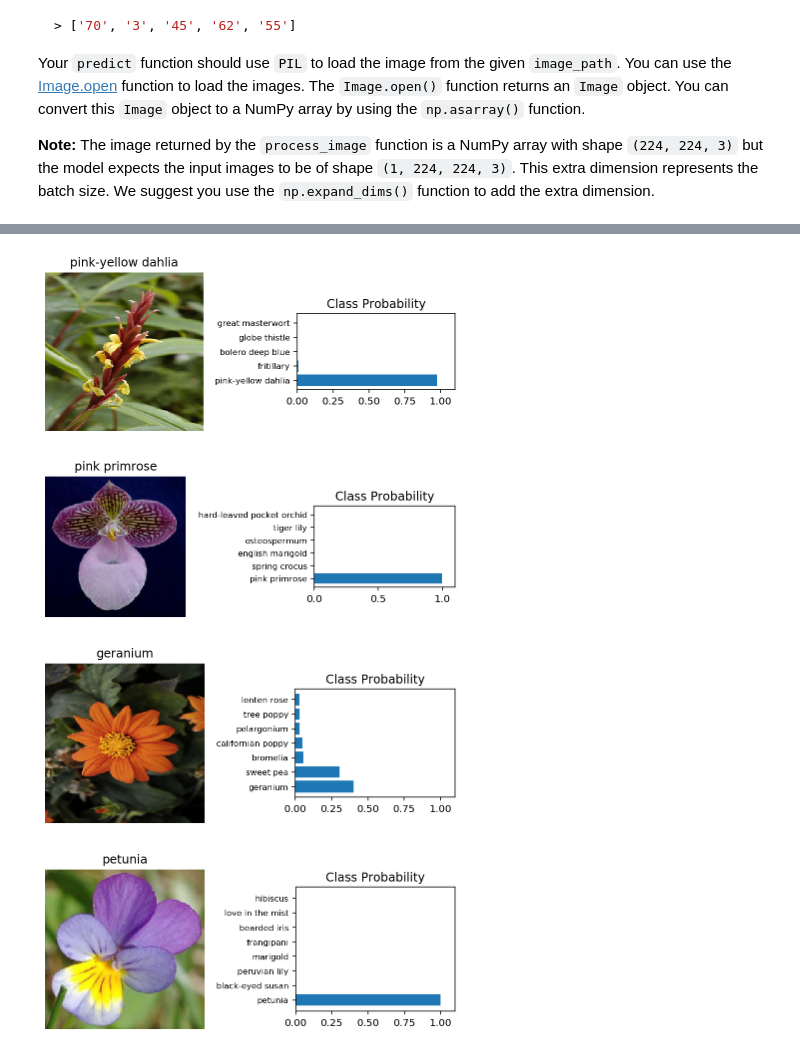
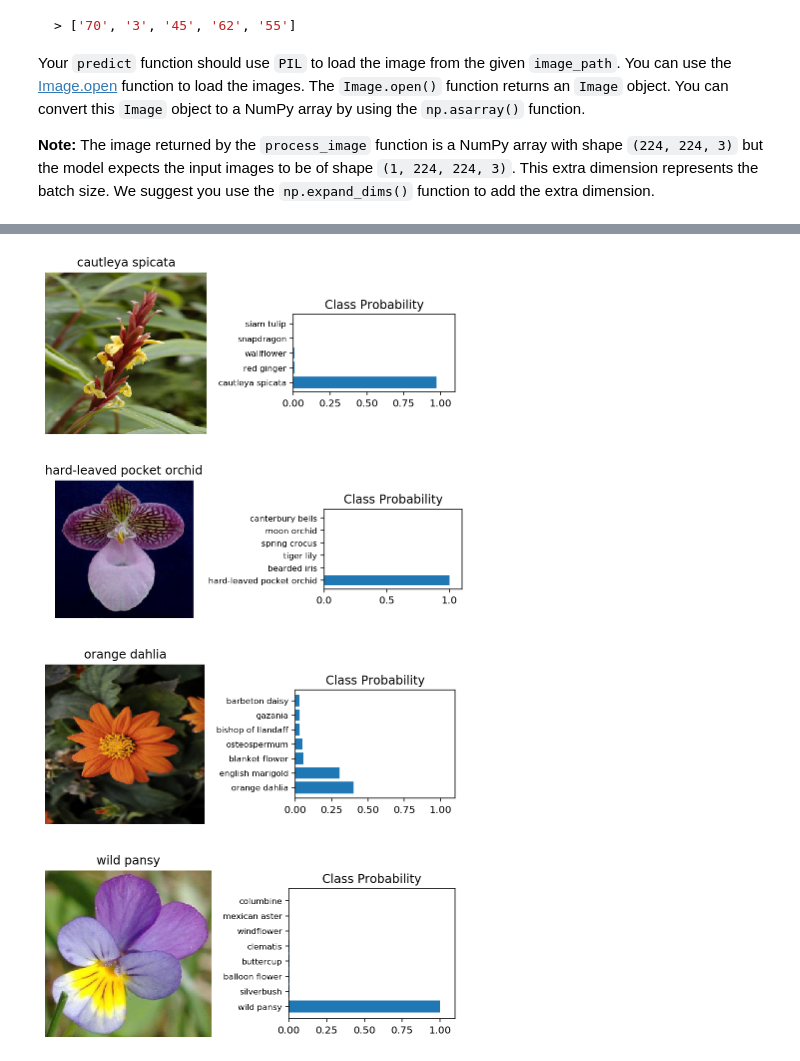
Before and after one commit to ceciliaishere/flowers_image_classifier, a Jupyter notebook: Project_Image_Classifier_Project.ipynb, the cells around one changed output, grey strips where cells are left out. Drawn from its saved outputs; the diff is of its cells as text; code cells hidden in the pictures.

```diff
--- a/Project_Image_Classifier_Project.ipynb
+++ b/Project_Image_Classifier_Project.ipynb
@@ -412,34 +414,34 @@ You can convert from the class integer labels to actual flower names using `clas
 # %%
 # TODO: Plot the input image along with the top 5 classes
 def plot_prediction(image_path, model, top_k):
     image = np.asarray(Image.open(image_path))
     image = process_image(image)
     processed_image = np.expand_dims(image, axis=0)
 
     probs, classes = predict(processed_image, model, top_k)
 
     fig, (ax1, ax2) = plt.subplots(figsize=(6,9), ncols=2)
     ax1.imshow(image, cmap = plt.cm.binary)
     ax1.axis('off')
-    ax1.set_title(class_names[str(classes[0])])
+    ax1.set_title(class_names[str(classes[0]+1)])
     ax2.barh(np.arange(top_k), probs)
     ax2.set_aspect(0.1)
     ax2.set_yticks(np.arange(top_k))
-    ax2.set_yticklabels([class_names.get(str(key)) for key in classes], size='small');
+    ax2.set_yticklabels([class_names.get(str(key+1)) for key in classes], size='small');
     ax2.set_title('Class Probability')
     ax2.set_xlim(0, 1.1)
     plt.tight_layout()
 
 image1_path = './test_images/cautleya_spicata.jpg'
 plot_prediction(image1_path, reloaded_keras_model, 5)
 image2_path = './test_images/hard-leaved_pocket_orchid.jpg'
 plot_prediction(image2_path, reloaded_keras_model, 6)
 image3_path = './test_images/orange_dahlia.jpg'
 plot_prediction(image3_path, reloaded_keras_model, 7)
 image4_path = './test_images/wild_pansy.jpg'
 plot_prediction(image4_path, reloaded_keras_model, 8)
 # %% [output]
-[figure, old version]
+[figure, new version]
-[figure, old version]
+[figure, new version]
-[figure, old version]
+[figure, new version]
-[figure, old version]
+[figure, new version]
```
Also changed, not shown: parts of 2 cells of this notebook.
